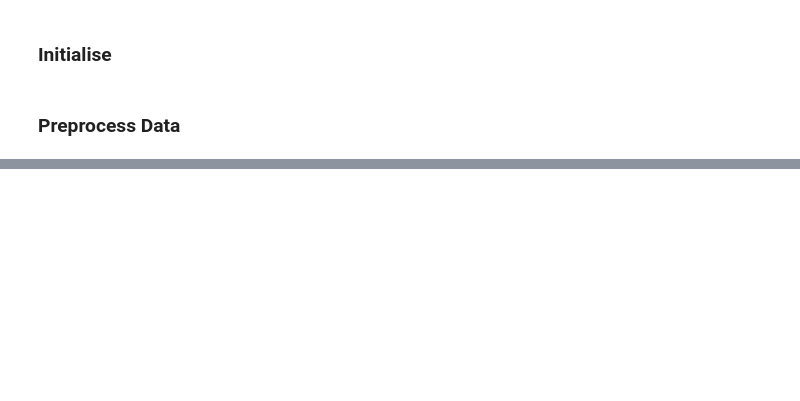
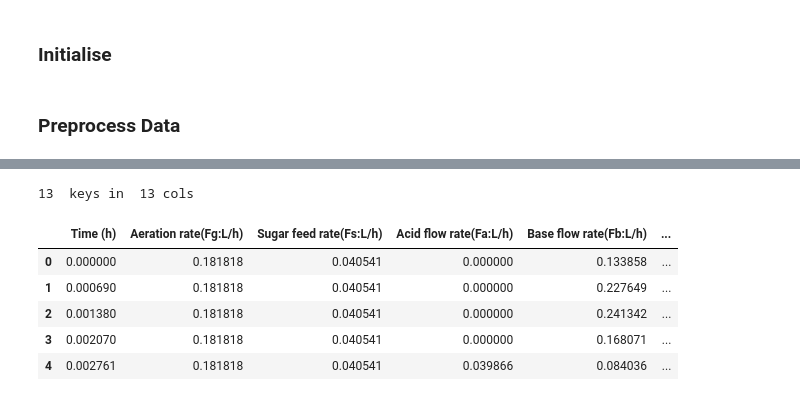
Before and after one commit to plutoniumm/MLTests, a Jupyter notebook: penicillin-prediction.ipynb, the cells around one changed output, grey strips where cells are left out. Cells and saved outputs as stored; diff of their text form; code cells hidden in the pictures; blank space fills up the shorter version.

```diff
--- a/penicillin-prediction.ipynb
+++ b/penicillin-prediction.ipynb
@@ -52,0 +57,20 @@ d_scaled
+# %%
+# Split into inputs and outputs
+inputs_keys = [
+    "Time (h)", "Aeration rate(Fg:L/h)", "Sugar feed rate(Fs:L/h)","Acid flow rate(Fa:L/h)",
+    "Base flow rate(Fb:L/h)","Heating/cooling water flow rate(Fc:L/h)","Heating water flow rate(Fh:L/h)",
+    "Water for injection/dilution(Fw:L/h)","Substrate concentration(S:g/L)","PAA flow(Fpaa:PAA flow (L/h))",
+    "Oil flow(Foil:L/hr)", "0 - Recipe driven 1 - Operator controlled(Control_ref:Control ref)",
+    "Oxygen Uptake Rate(OUR:(g min^{-1}))"
+]
+inputs = d_scaled[inputs_keys]
+print(len(inputs_keys)," keys in ", len(inputs.columns), "cols")
+inputs.head()
+# %% [output]
+13  keys in  13 cols
+|  | Time (h) | Aeration rate(Fg:L/h) | Sugar feed rate(Fs:L/h) | Acid flow rate(Fa:L/h) | Base flow rate(Fb:L/h) | ... |
+| 0 | 0.000000 | 0.181818 | 0.040541 | 0.000000 | 0.133858 | ... |
+| 1 | 0.000690 | 0.181818 | 0.040541 | 0.000000 | 0.227649 | ... |
+| 2 | 0.001380 | 0.181818 | 0.040541 | 0.000000 | 0.241342 | ... |
+| 3 | 0.002070 | 0.181818 | 0.040541 | 0.000000 | 0.168071 | ... |
+| 4 | 0.002761 | 0.181818 | 0.040541 | 0.039866 | 0.084036 | ... |
```
Also changed, not shown: parts of 4 cells of this notebook.
